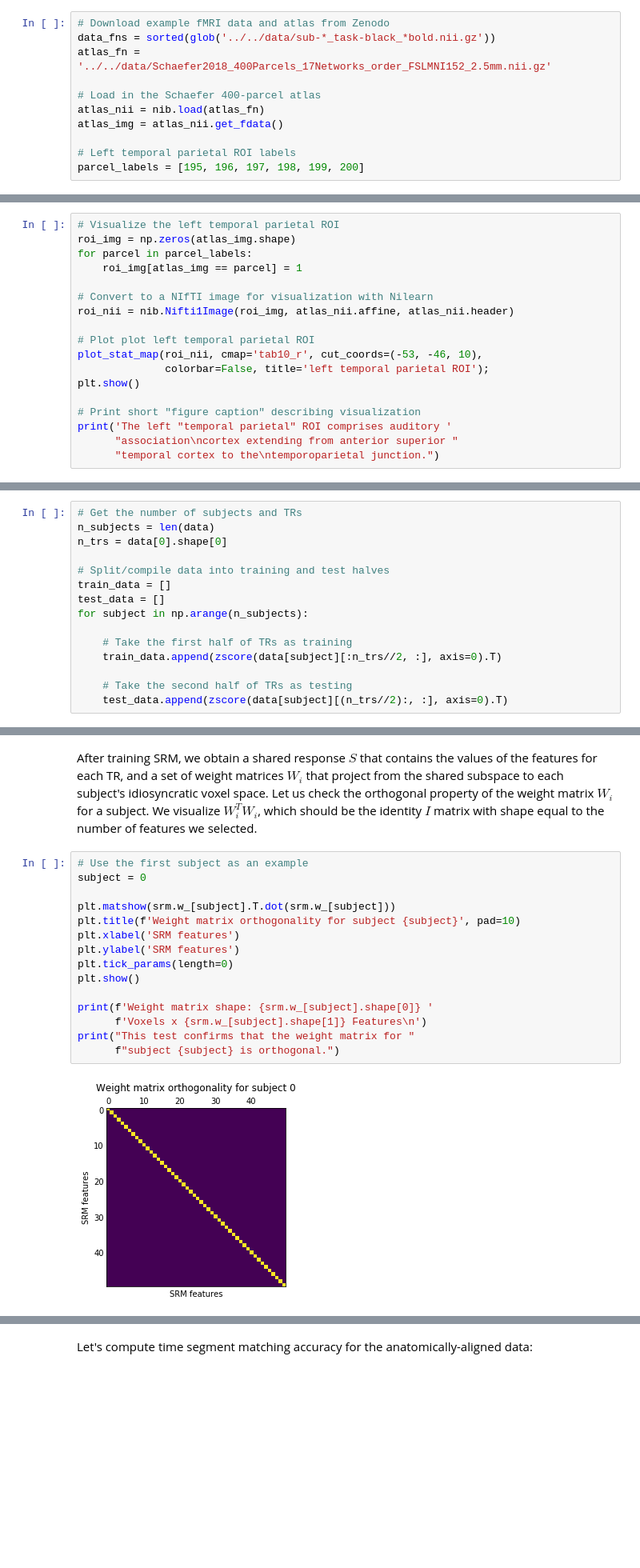
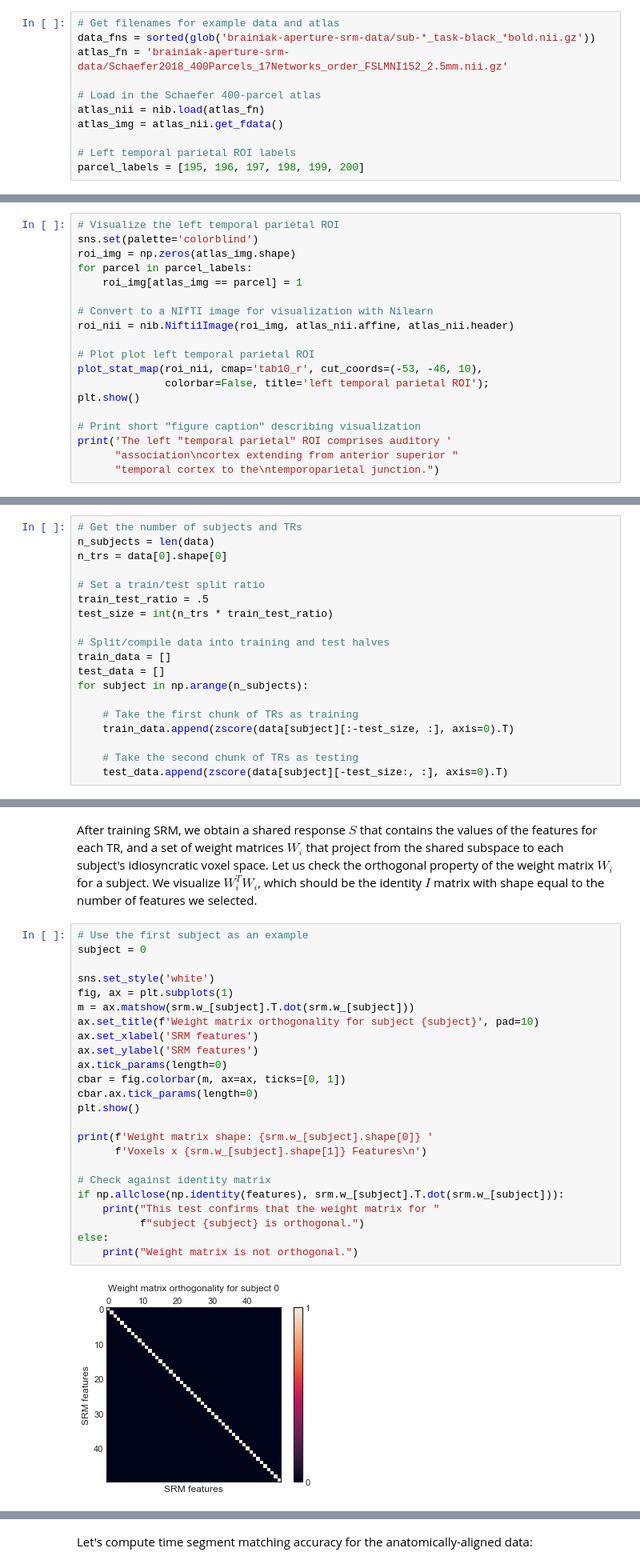
Before and after one commit to brainiak/brainiak-aperture, a Jupyter notebook: notebooks/srm/SRM.ipynb, the cells around one changed output, grey strips where cells are left out. Shown at 80% size. Saved outputs shown, nothing was run; the diff lists cells and outputs as text; blank space fills up the shorter version.

Commit message:
Update SRM notebook with Zenodo data

```diff
--- a/notebooks/srm/SRM.ipynb
+++ b/notebooks/srm/SRM.ipynb
@@ -29,7 +59,7 @@ To work through the SRM functionality, we use an fMRI dataset collected while pa
 # %%
-# Download example fMRI data and atlas from Zenodo
-data_fns = sorted(glob('../../data/sub-*_task-black_*bold.nii.gz'))
-atlas_fn = '../../data/Schaefer2018_400Parcels_17Networks_order_FSLMNI152_2.5mm.nii.gz'
+# Get filenames for example data and atlas
+data_fns = sorted(glob('brainiak-aperture-srm-data/sub-*_task-black_*bold.nii.gz'))
+atlas_fn = 'brainiak-aperture-srm-data/Schaefer2018_400Parcels_17Networks_order_FSLMNI152_2.5mm.nii.gz'
 
 # Load in the Schaefer 400-parcel atlas
 atlas_nii = nib.load(atlas_fn)
@@ -47,6 +79,7 @@ for data_fn in data_fns:
     data.append(roi_data)
 # %%
 # Visualize the left temporal parietal ROI
+sns.set(palette='colorblind')
 roi_img = np.zeros(atlas_img.shape)
 for parcel in parcel_labels:
     roi_img[atlas_img == parcel] = 1
@@ -76,17 +109,21 @@ Then, we normalize the data each half.
 # Get the number of subjects and TRs
 n_subjects = len(data)
 n_trs = data[0].shape[0]
+
+# Set a train/test split ratio
+train_test_ratio = .5
+test_size = int(n_trs * train_test_ratio)
 
 # Split/compile data into training and test halves
 train_data = []
 test_data = []
 for subject in np.arange(n_subjects):
 
-    # Take the first half of TRs as training
-    train_data.append(zscore(data[subject][:n_trs//2, :], axis=0).T)
+    # Take the first chunk of TRs as training
+    train_data.append(zscore(data[subject][:-test_size, :], axis=0).T)
 
-    # Take the second half of TRs as testing
-    test_data.append(zscore(data[subject][(n_trs//2):, :], axis=0).T)
+    # Take the second chunk of TRs as testing
+    test_data.append(zscore(data[subject][-test_size:, :], axis=0).T)
 # %% [markdown]
 ### Estimating the SRM
 Next, we train the SRM on the training data. We need to specify desired dimension of the shared feature space. Although we simply use 50 features, the optimal number of dimensions can be found using grid search with cross-validation. We also need to specify a number of iterations to ensure the SRM algorithm converges.
@@ -113,20 +150,29 @@ After training SRM, we obtain a shared response $S$ that contains the values of
 # %%
 # Use the first subject as an example
 subject = 0
 
-plt.matshow(srm.w_[subject].T.dot(srm.w_[subject]))
-plt.title(f'Weight matrix orthogonality for subject {subject}', pad=10)
-plt.xlabel('SRM features')
-plt.ylabel('SRM features')
-plt.tick_params(length=0)
+sns.set_style('white')
+fig, ax = plt.subplots(1)
+m = ax.matshow(srm.w_[subject].T.dot(srm.w_[subject]))
+ax.set_title(f'Weight matrix orthogonality for subject {subject}', pad=10)
+ax.set_xlabel('SRM features')
+ax.set_ylabel('SRM features')
+ax.tick_params(length=0)
+cbar = fig.colorbar(m, ax=ax, ticks=[0, 1])
+cbar.ax.tick_params(length=0)
 plt.show()
 
 print(f'Weight matrix shape: {srm.w_[subject].shape[0]} '
       f'Voxels x {srm.w_[subject].shape[1]} Features\n')
-print("This test confirms that the weight matrix for "
-      f"subject {subject} is orthogonal.")
+
+# Check against identity matrix
+if np.allclose(np.identity(features), srm.w_[subject].T.dot(srm.w_[subject])):
+    print("This test confirms that the weight matrix for "
+          f"subject {subject} is orthogonal.")
+else:
+    print("Weight matrix is not orthogonal.")
 # %% [output]
-[figure, old version]
+[figure, new version]
 Weight matrix shape: 935 Voxels x 50 Features
 
 This test confirms that the weight matrix for subject 0 is orthogonal.
```
Also changed, not shown: parts of 13 cells of this notebook.
